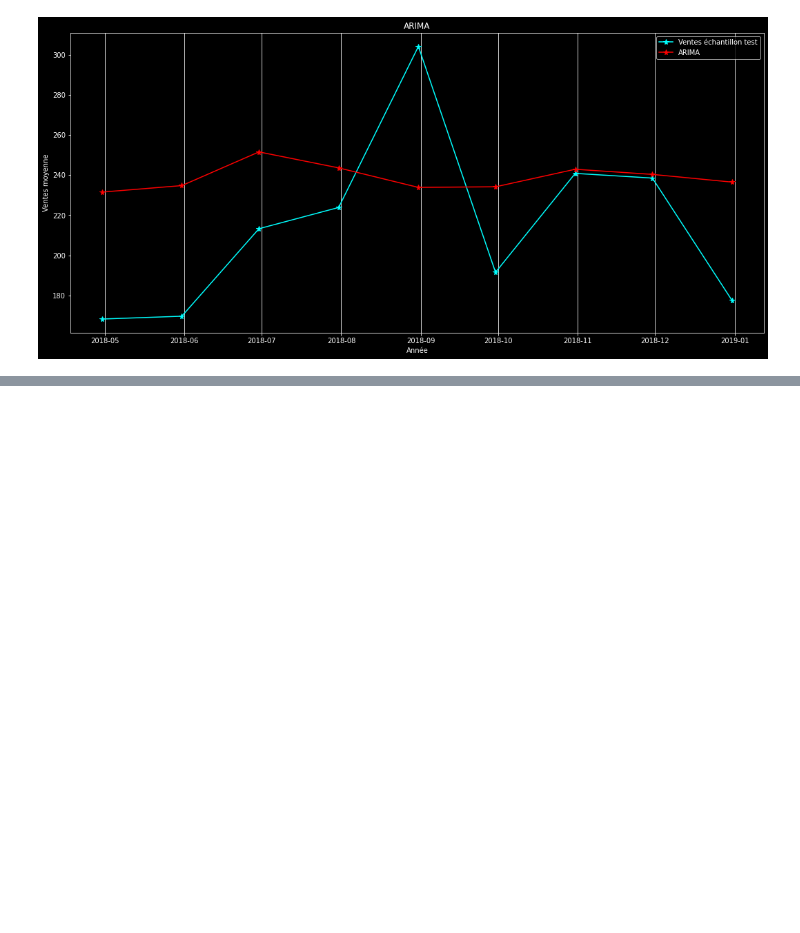
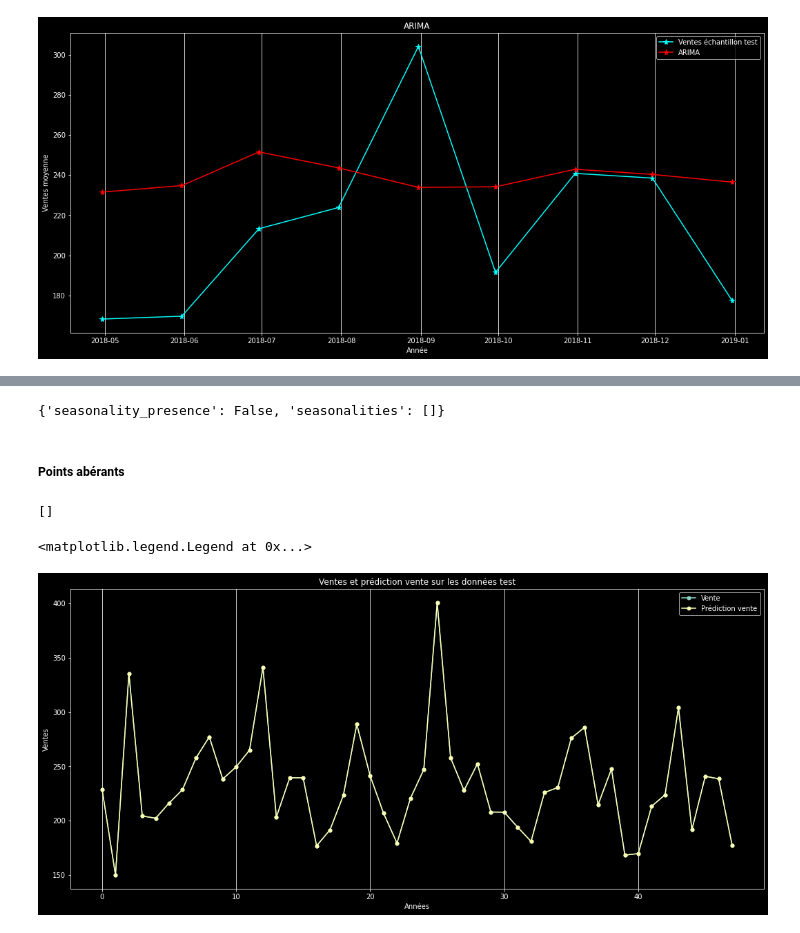
Before and after one commit to YassineLaamoumri/Time_Series, a Jupyter notebook: times_series_sales.ipynb, the cells around one changed output, grey strips where cells are left out. Drawn from its saved outputs; the diff is of its cells as text; code cells hidden in the pictures; blank space fills up the shorter version.

```diff
--- a/times_series_sales.ipynb
+++ b/times_series_sales.ipynb
@@ -432,0 +575,4 @@ plt.show()
+# %%
+data_m['time']=data_m.index
+data_m_ts= TimeSeriesData(data_m)
+data_m_ts
@@ -432,0 +597,31 @@ plt.show()
+# %%
+fft_detector = FFTDetector(data_m_ts)
+fft_detector.detector()
+# %% [output]
+{'seasonality_presence': False, 'seasonalities': []}
+# %% [markdown]
+##### Points abérants
+# %%
+
+outlier_detector = OutlierDetector(data_m_ts, "additive")
+
+outlier_detector.detector()
+outliers = outlier_detector.outliers
+outliers[0]
+# %% [output]
+[]
+# %%
+data_m_ts_outliers_interpolated = outlier_detector.remover(interpolate=True)
+# %%
+fig,ax = plt.subplots(figsize = (18,8))
+ax.plot(data_m_ts.to_dataframe()["Sales"],marker = 'o',markersize='5',linestyle='-',label = 'Vente')
+ax.plot(data_m_ts_outliers_interpolated.to_dataframe()["y_0"],marker = 'o',markersize='5',linestyle='-',label = 'Prédiction vente')
+
+ax.set_xlabel('Années')
+ax.set_ylabel('Ventes')
+ax.set_title('Ventes et prédiction vente sur les données test')
+ax.grid(axis='x')
+ax.legend()
+# %% [output]
+<matplotlib.legend.Legend at 0x...>
+[figure, added]
```
Also changed, not shown: parts of 53 cells of this notebook.
